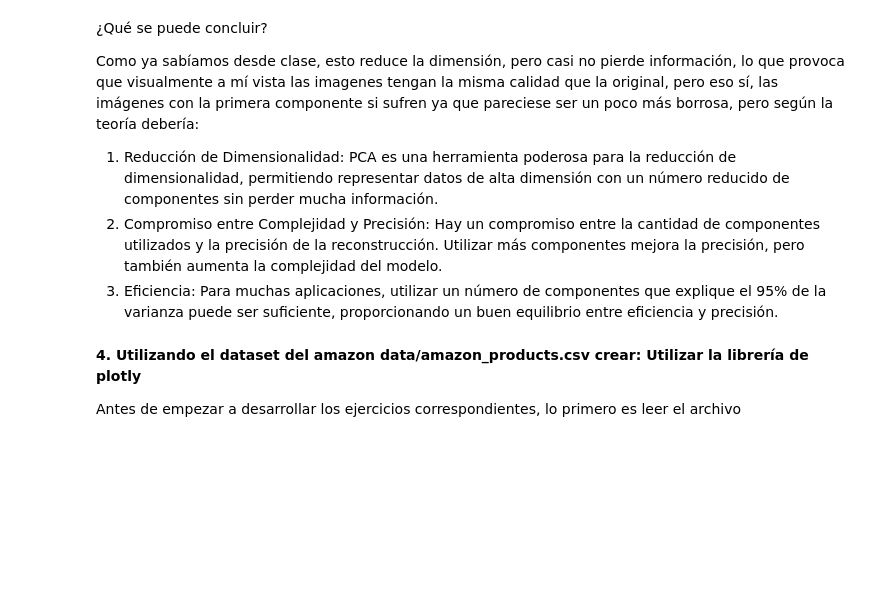
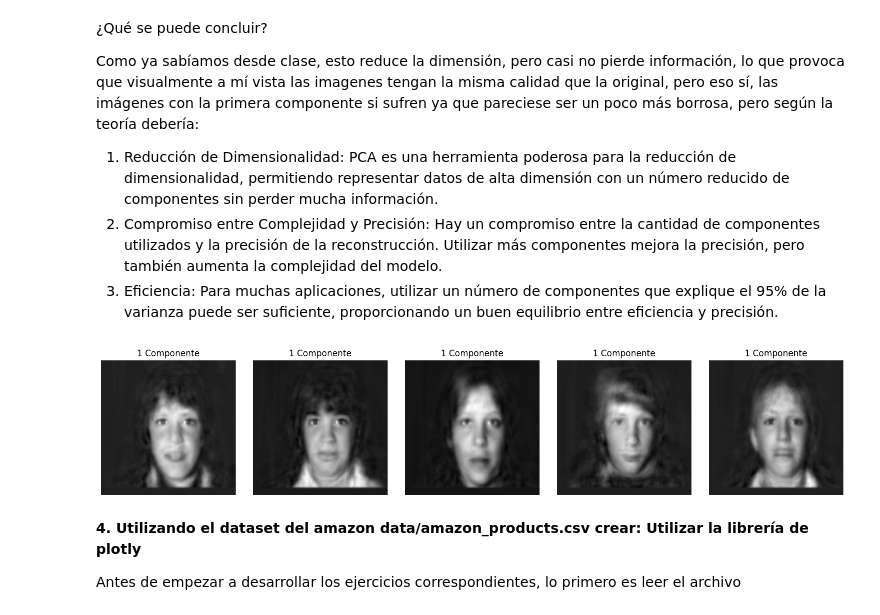
Before and after one commit to Joskmy/Estadistica3, a Jupyter notebook: Tarea1/src/tarea1.ipynb, the cells around one changed output. Saved outputs shown, nothing was run; the diff lists cells and outputs as text; code cells hidden in the pictures; blank space fills up the shorter version.

Commit message:
TrabajoFinal
Se entregan los trabajos elaborados a mano y correcciones en el notebook

```diff
--- a/Tarea1/src/tarea1.ipynb
+++ b/Tarea1/src/tarea1.ipynb
@@ -550,3 +802,84 @@ print(f"Archivo CSV guardado en: {output_path}")
+# %%
+import numpy as np
+import pandas as pd
+import matplotlib.pyplot as plt
+
+# Definir IDs de imágenes de testing
+testing = [
+    4831, 3228, 4469, 1927, 1329, 5109, 2922, 2748, 4679, 1905, 4813, 3038, 3804, 2777, 4480,
+    3497, 2545, 2121, 2313, 5136, 1596, 4222, 1750, 3007, 3235, 4010, 1562, 3651, 2783, 4474,
+    4646, 1334, 3463, 3803, 1768, 4028, 4814, 1902, 3669, 2589, 2119, 2925, 4641, 1333, 3464,
+    3656, 2784, 4473, 3232, 4017, 1565, 4225, 1757, 3000, 2314, 5131, 1591, 2126, 3490, 2542,
+    2770, 4487, 1934, 4648, 3009, 3835, 4822, 2913, 5138, 1598, 2779, 3499, 4021, 1553, 3204,
+    3036, 4213, 1761, 2580, 3452, 4677, 1305, 4445, 3660, 2574, 4683, 2746, 3694, 5107, 2322,
+    2110, 1795, 4489, 2128, 2914, 4019, 4825, 1759, 3832, 3658, 1933, 2117, 1792, 5100, 2325,
+    2741, 3693, 2573, 4684, 4442, 3667, 2587, 3455, 4670, 1302, 3031, 4214, 1766, 4026, 1554,
+    3203, 2371, 5154, 4086, 3091, 2143, 2527, 2715, 1356, 4624, 3401, 3633, 4416, 1958, 3257,
+    2385, 1500, 4072, 1732, 4240, 3859, 3065, 1993, 2518, 3892, 2940, 4885, 3866, 2188, 4871,
+    3268, 4429, 1967, 1369, 1735, 4247, 3062, 3250, 2382, 1507, 4849, 4075, 3634, 4411, 1351,
+    4623, 3406, 2712, 2520, 2978, 3096, 2144, 2376, 5153, 4081, 3439, 1960, 1538, 4876, 5198,
+    3861, 4278, 4882, 2349, 3895, 2947, 1994, 1969, 4427, 3602, 3430, 1367, 4615, 3868, 2186,
+    3054, 1703, 4271, 1531, 4043, 5191, 3266, 2172, 4285, 5165, 2340, 3292, 2724, 2516, 1393,
+    3259, 4840, 2985, 3857, 1358, 1956, 4418, 2529, 4088, 2971, 2511, 1394, 2723, 5162, 2347,
+    3295, 2949, 2175, 4282, 4878, 1536, 4044, 5196, 3261, 2181, 3053, 1704, 4276, 3437, 1360,
+    4612, 4420, 3605, 2976, 3098, 2378, 1951, 3408, 4249, 2982, 3850, 4847, 1509, 1758, 3833,
+    4824, 4018, 3659, 1932, 4488, 2915, 2129, 2586, 3454, 1303, 4671, 4443, 3666, 1555, 4027,
+    3202, 3030, 1767, 4215, 5101, 2324, 2116, 1793, 2572, 4685, 2740, 3692, 1599, 5139, 2912,
+    3498, 2778, 4649, 1935, 4823, 3834, 3008, 2747, 3695, 2575, 4682, 2111, 1794, 5106, 2323
+]
+
+# Definir la ruta de la carpeta de imágenes
+carpeta_imagenes = 'data/faces/rawdata'
+
+# Inicializar una lista para almacenar las imágenes de testing
+images = cargar_imagenes_entrenamiento(carpeta_imagenes, testing)
+
+# Función para centrar imágenes
+def centrar_imagenes(imagenes, cara_media):
+    return imagenes - cara_media
+
+# Función para proyectar las imágenes en el espacio PCA
+def proyectar_imagenes_pca(imagenes, eigen_caras):
+    return np.dot(imagenes, eigen_caras.T)
+
+# Centrar las imágenes de prueba
+imagenes_prueba_centradas = centrar_imagenes(images, meanface)
+
+# Proyectar las imágenes de prueba en el espacio PCA utilizando las componentes del PCA entrenado
+imagenes_prueba_reducidas = proyectar_imagenes_pca(imagenes_prueba_centradas, eigenFaces)
+
+# Extraer el primer componente para cada imagen de prueba
+firstComponent = imagenes_prueba_reducidas[:, 0]
+
+# Reconstruir imágenes con 1 componente
+reconstruido_1 = reconstruir_imagenes(pca, imagenes_prueba_centradas, meanface, 1)
+
+# Número de imágenes a mostrar (en este caso 5)
+num_imagenes = 5
+
+# Visualizar las primeras 5 caras reconstruidas con 1 componente
+fig, ejes = plt.subplots(1, num_imagenes, figsize=(15, 3))
+
+# Mostrar solo las imágenes reconstruidas
+for i in range(num_imagenes):
+    ejes[i].imshow(reconstruido_1[i].reshape(128, 128), cmap='gray')
+    ejes[i].set_title("1 Componente")
+    ejes[i].axis('off')
+
+# Ajustar los espacios entre los subplots
+plt.tight_layout()
+plt.show()
+
+# Crear un DataFrame con los resultados
+df_submission = pd.DataFrame({
+    'id': testing,
+    'label': firstComponent
+})
+
+# Guardar el archivo de envío en formato CSV
+df_submission.to_csv('pca_jose_miguel.csv', index=False)
+# %% [output]
+[figure, added]
 # %% [markdown]
 **4. Utilizando el dataset del amazon data/amazon_products.csv crear: Utilizar la librería de plotly**
 
```
Also changed, not shown: parts of 32 cells of this notebook, 8 other files.
